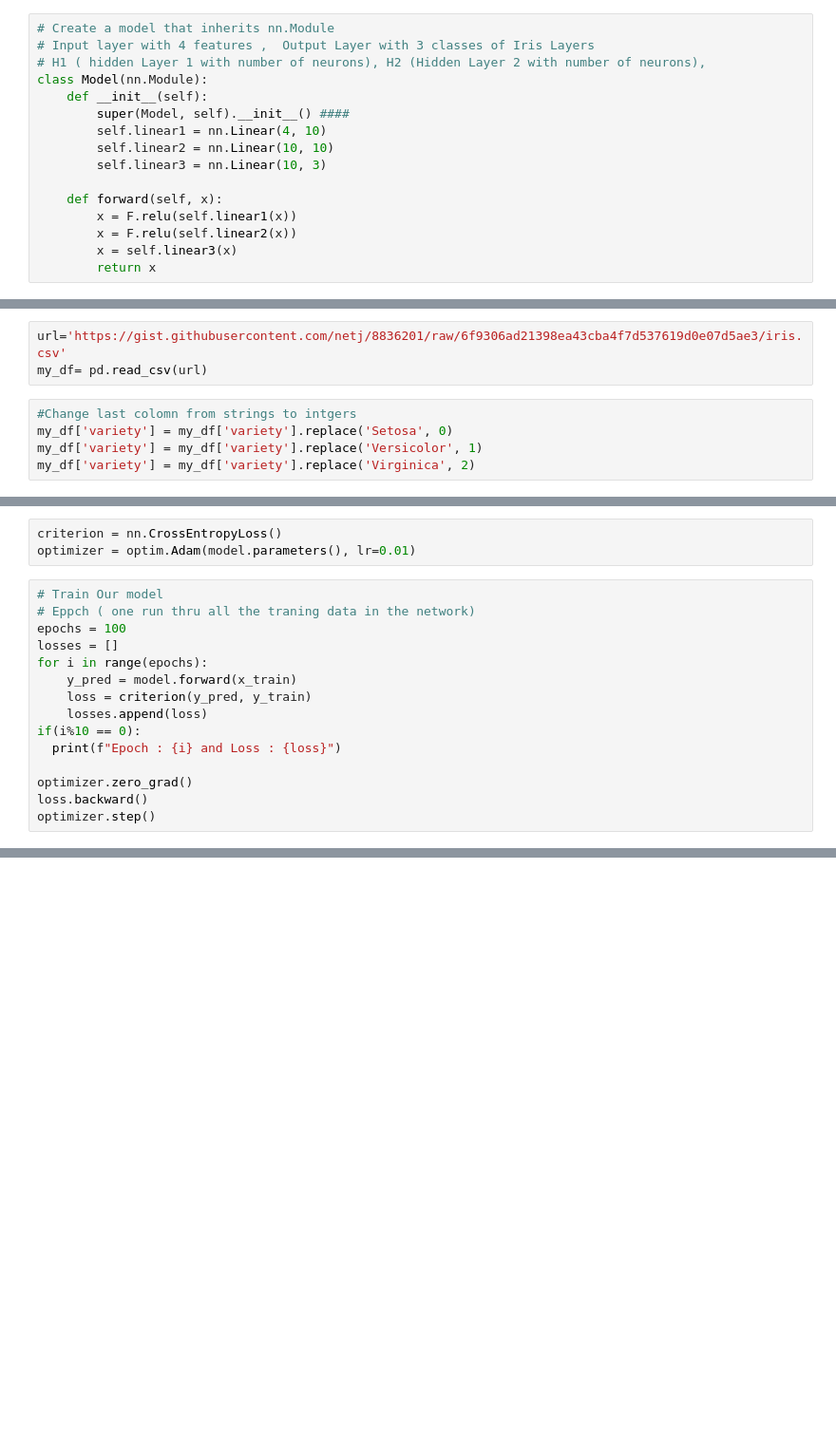
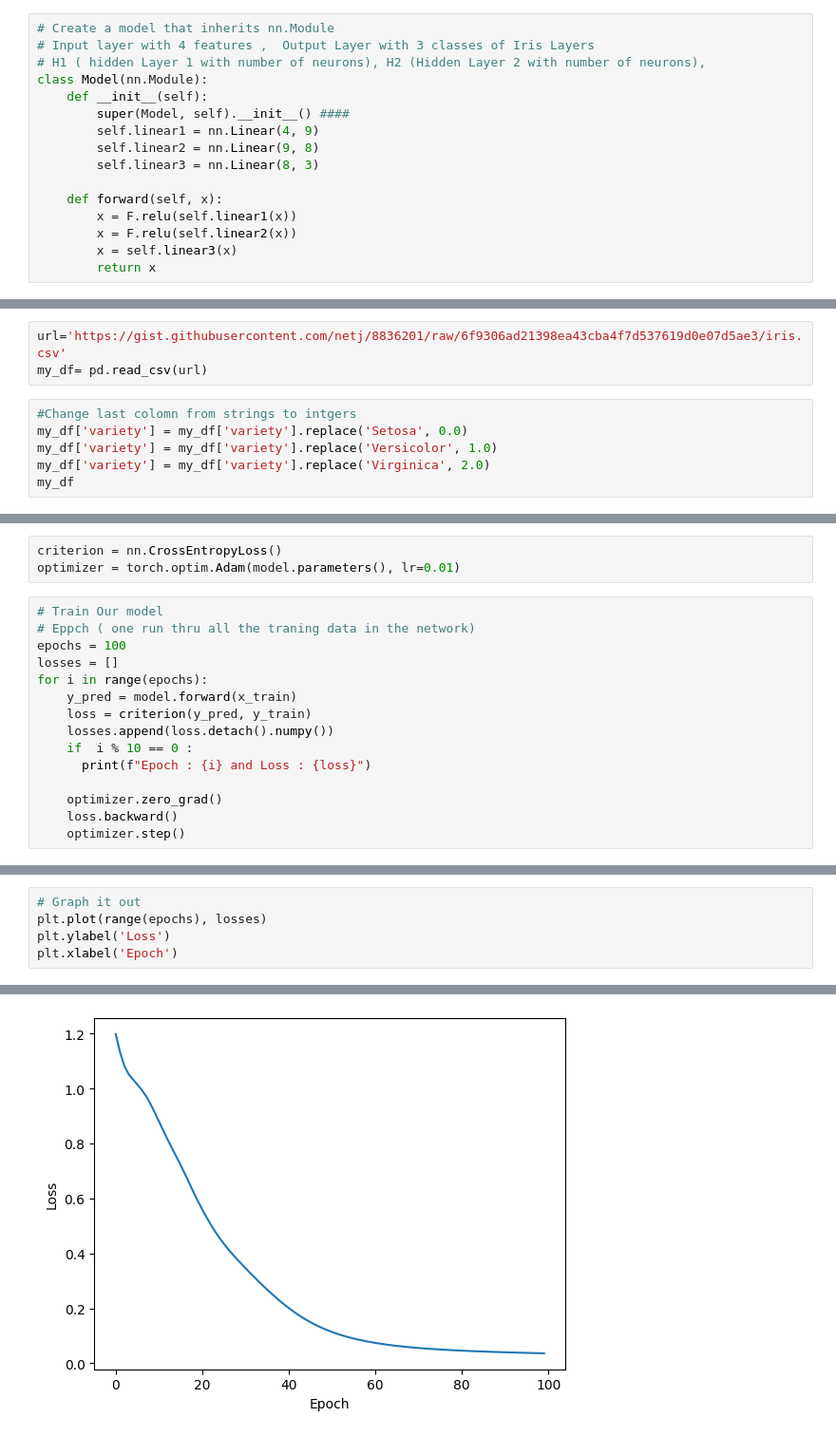
Before and after one commit to ismailelbat/BAT, a Jupyter notebook: Simple_NN.ipynb, the cells around one changed output, grey strips where cells are left out. Shown at 95% size. Cells and saved outputs as stored; diff of their text form; blank space fills up the shorter version.

```diff
--- a/Simple_NN.ipynb
+++ b/Simple_NN.ipynb
@@ -12,9 +12,9 @@ import torch.optim as optim
 class Model(nn.Module):
     def __init__(self):
         super(Model, self).__init__() ####
-        self.linear1 = nn.Linear(4, 10)
-        self.linear2 = nn.Linear(10, 10)
-        self.linear3 = nn.Linear(10, 3)
+        self.linear1 = nn.Linear(4, 9)
+        self.linear2 = nn.Linear(9, 8)
+        self.linear3 = nn.Linear(8, 3)
 
     def forward(self, x):
         x = F.relu(self.linear1(x))
@@ -38,6 +33,7 @@ url='https://gist.githubusercontent.com/netj/8836201/raw/6f9306ad21398ea43cba4f7
 my_df= pd.read_csv(url)
 # %%
 #Change last colomn from strings to intgers
-my_df['variety'] = my_df['variety'].replace('Setosa', 0)
-my_df['variety'] = my_df['variety'].replace('Versicolor', 1)
-my_df['variety'] = my_df['variety'].replace('Virginica', 2)
+my_df['variety'] = my_df['variety'].replace('Setosa', 0.0)
+my_df['variety'] = my_df['variety'].replace('Versicolor', 1.0)
+my_df['variety'] = my_df['variety'].replace('Virginica', 2.0)
+my_df
@@ -59,6 +88,6 @@ y_test = torch.LongTensor(y_test)
 # %%
 criterion = nn.CrossEntropyLoss()
-optimizer = optim.Adam(model.parameters(), lr=0.01)
+optimizer = torch.optim.Adam(model.parameters(), lr=0.01)
 # %%
 # Train Our model
 # Eppch ( one run thru all the traning data in the network)
@@ -67,10 +96,10 @@ losses = []
 for i in range(epochs):
     y_pred = model.forward(x_train)
     loss = criterion(y_pred, y_train)
-    losses.append(loss)
-if(i%10 == 0):
-  print(f"Epoch : {i} and Loss : {loss}")
+    losses.append(loss.detach().numpy())
+    if  i % 10 == 0 :
+      print(f"Epoch : {i} and Loss : {loss}")
 
-optimizer.zero_grad()
-loss.backward()
-optimizer.step()
+    optimizer.zero_grad()
+    loss.backward()
+    optimizer.step()
@@ -76,0 +117,6 @@ optimizer.step()
+# %%
+# Graph it out
+plt.plot(range(epochs), losses)
+plt.ylabel('Loss')
+plt.xlabel('Epoch')
+# %% [output]
@@ -76,0 +124 @@ optimizer.step()
+[figure, added]
```
Also changed, not shown: parts of 9 cells of this notebook.
